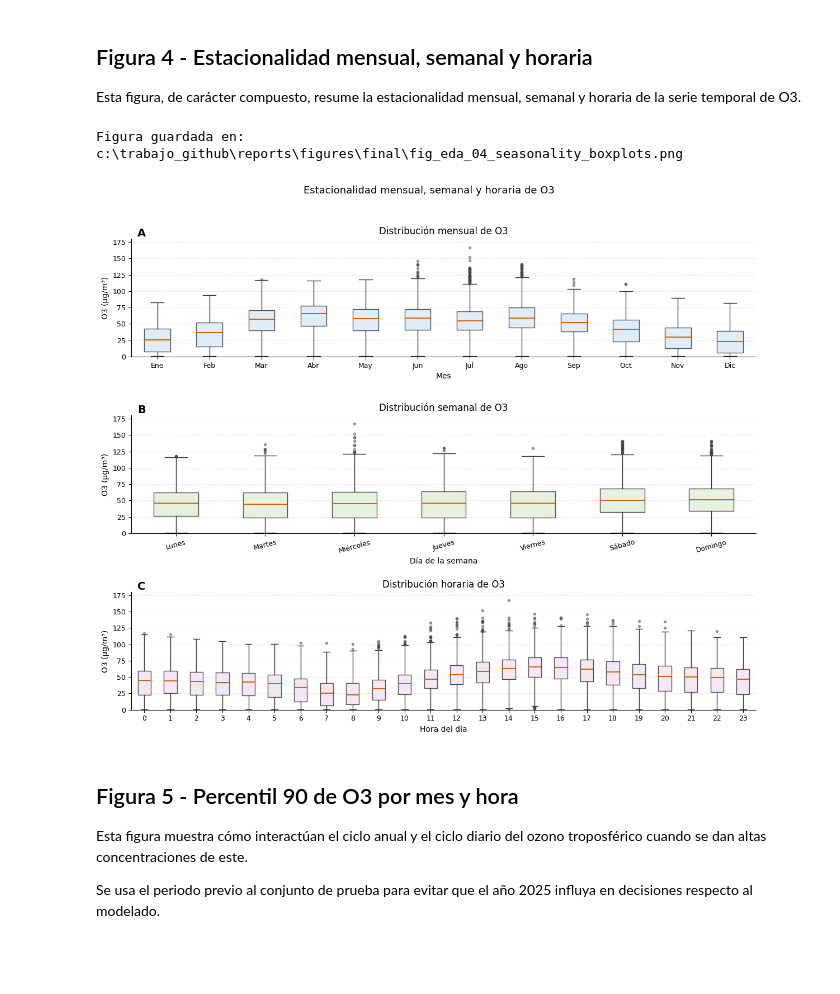
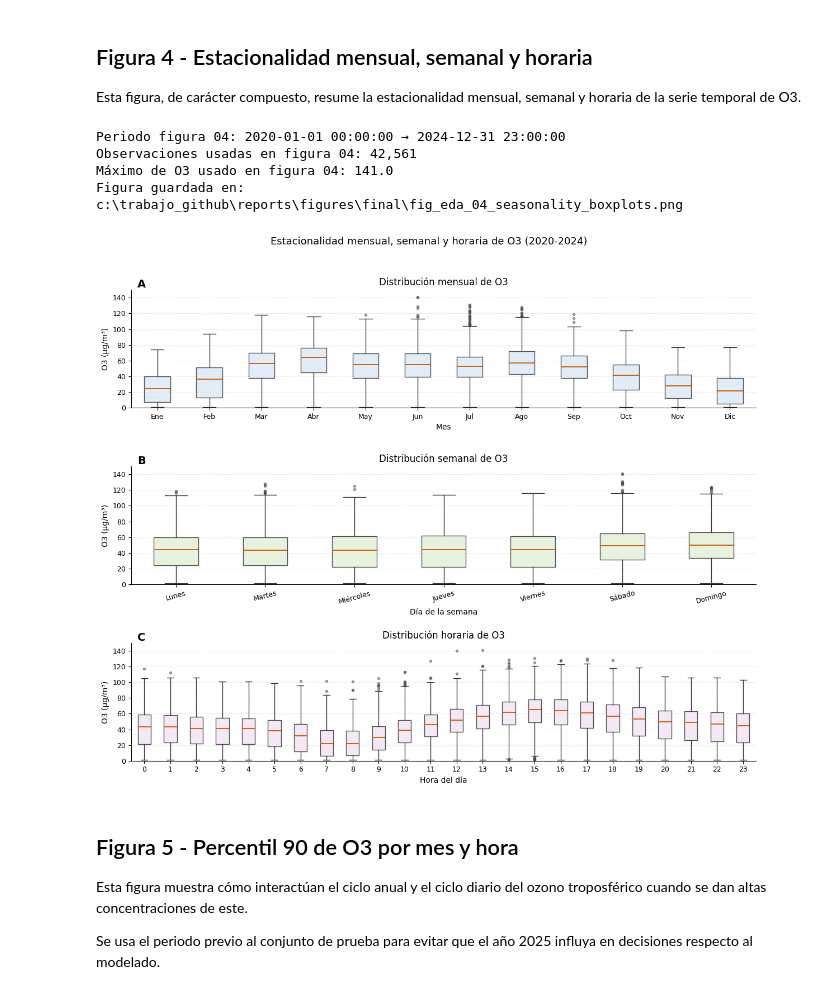
Before and after one commit to hipenation2142/trabajo, a Jupyter notebook: notebooks/01b_eda_final_figures.ipynb, the cells around one changed output. Cells and saved outputs as stored; diff of their text form; code cells hidden in the pictures; blank space fills up the shorter version.

```diff
--- a/notebooks/01b_eda_final_figures.ipynb
+++ b/notebooks/01b_eda_final_figures.ipynb
@@ -443,17 +478,30 @@ Esta figura muestra la distribución global de las concentraciones horarias obse
 
 Se añaden líneas de referencia para la mediana, el percentil 95 y el percentil 99.
 # %%
-observed_o3 = observed_df["o3"]
+observed_o3 = observed_modeling_df["o3"].dropna()
 
 median_o3 = observed_o3.median()
 p95_o3 = observed_o3.quantile(0.95)
 p99_o3 = observed_o3.quantile(0.99)
 
+print(
+    "Periodo figura 3:",
+    observed_modeling_df["timestamp"].min(),
+    "→",
+    observed_modeling_df["timestamp"].max(),
+)
+print(f"Mediana: {median_o3:.1f}")
+print(f"p95: {p95_o3:.1f}")
+print(f"p99: {p99_o3:.1f}")
+print(f"Máximo: {observed_o3.max():.1f}")
+
+assert observed_modeling_df["timestamp"].max() <= MODELING_END
+
 fig, ax = plt.subplots(figsize=(9, 4.5))
 
 ax.hist(
     observed_o3,
-    bins=60,
+    bins=35,
     edgecolor="black",
     alpha=0.75,
 )
@@ -462,7 +510,7 @@ ax.axvline(median_o3, linestyle="--", linewidth=1.5, label=f"Mediana: {median_o3
 ax.axvline(p95_o3, linestyle=":", linewidth=1.8, label=f"p95: {p95_o3:.1f}")
 ax.axvline(p99_o3, linestyle="-.", linewidth=1.8, label=f"p99: {p99_o3:.1f}")
 
-ax.set_title("Distribución de la concentración horaria de O3")
+ax.set_title("Distribución de la concentración horaria de O3 (2020–2024)")
 ax.set_xlabel("O3 (µg/m³)")
 ax.set_ylabel("Frecuencia")
 ax.legend()
@@ -482,18 +535,32 @@ Figura guardada en: c:\trabajo_github\reports\figures\final\fig_eda_03_o3_distri
 
 Esta figura, de carácter compuesto, resume la estacionalidad mensual, semanal y horaria de la serie temporal de O3.
 # %%
+seasonality_df = observed_modeling_df.copy()
+
+print(
+    "Periodo figura 04:",
+    seasonality_df["timestamp"].min(),
+    "→",
+    seasonality_df["timestamp"].max(),
+)
+print(f"Observaciones usadas en figura 04: {len(seasonality_df):,}")
+print(f"Máximo de O3 usado en figura 04: {seasonality_df['o3'].max():.1f}")
+
+assert seasonality_df["timestamp"].max() <= MODELING_END
+assert seasonality_df["timestamp"].dt.year.max() <= 2024
+
 monthly_boxplot_data = [
-    observed_df.loc[observed_df["month"] == month, "o3"].to_numpy()
+    seasonality_df.loc[seasonality_df["month"] == month, "o3"].dropna().to_numpy()
     for month in range(1, 13)
 ]
 
 weekday_boxplot_data = [
-    observed_df.loc[observed_df["day_of_week"] == day, "o3"].to_numpy()
+    seasonality_df.loc[seasonality_df["day_of_week"] == day, "o3"].dropna().to_numpy()
     for day in range(7)
 ]
 
 hourly_boxplot_data = [
-    observed_df.loc[observed_df["hour"] == hour, "o3"].to_numpy()
+    seasonality_df.loc[seasonality_df["hour"] == hour, "o3"].dropna().to_numpy()
     for hour in range(24)
 ]
 
@@ -560,7 +627,7 @@ def draw_styled_boxplot(
 
 fig, axes = plt.subplots(3, 1, figsize=(12, 10), sharey=True)
 
-max_o3 = observed_df["o3"].max()
+max_o3 = seasonality_df["o3"].max()
 upper_y = np.ceil(max_o3 * 1.05 / 10) * 10
 upper_y = max(upper_y, 120)
 
@@ -583,35 +650,38 @@ draw_styled_boxplot(
     title="Distribución semanal de O3",
     xlabel="Día de la semana",
     facecolor="#e2f0d9",
 )
 axes[1].tick_params(axis="x", rotation=15)
 add_panel_label(axes[1], "B")
 
 # Panel C: Estacionalidad horaria.
 draw_styled_boxplot(
     ax=axes[2],
     data=hourly_boxplot_data,
     labels=[str(hour) for hour in range(24)],
     title="Distribución horaria de O3",
     xlabel="Hora del día",
     facecolor="#f3e5f5",
 )
 add_panel_label(axes[2], "C")
 
 for ax in axes:
     ax.set_ylim(0, upper_y)
 
-fig.suptitle("Estacionalidad mensual, semanal y horaria de O3", y=0.995)
+fig.suptitle("Estacionalidad mensual, semanal y horaria de O3 (2020-2024)", y=0.995)
 
 fig.tight_layout(rect=(0, 0, 1, 0.97))
 fig.subplots_adjust(hspace=0.5)
 
 save_final_figure(fig, "fig_eda_04_seasonality_boxplots.png")
 
 plt.show()
 # %% [output]
+Periodo figura 04: 2020-01-01 00:00:00 → 2024-12-31 23:00:00
+Observaciones usadas en figura 04: 42,561
+Máximo de O3 usado en figura 04: 141.0
 Figura guardada en: c:\trabajo_github\reports\figures\final\fig_eda_04_seasonality_boxplots.png
-[figure, old version]
+[figure, new version]
 # %% [markdown]
 ## Figura 5 - Percentil 90 de O3 por mes y hora
 
```
Also changed, not shown: parts of 3 cells of this notebook, 3 other files.
